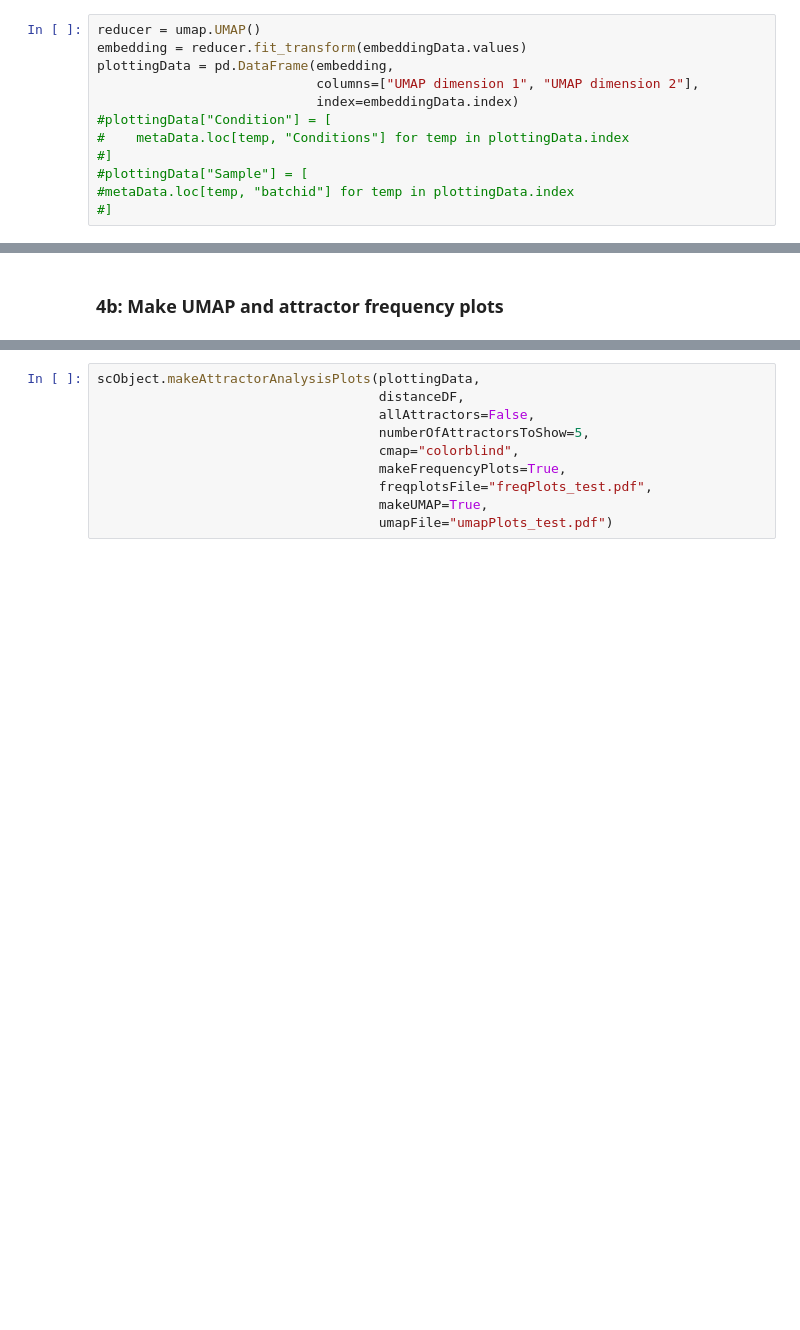
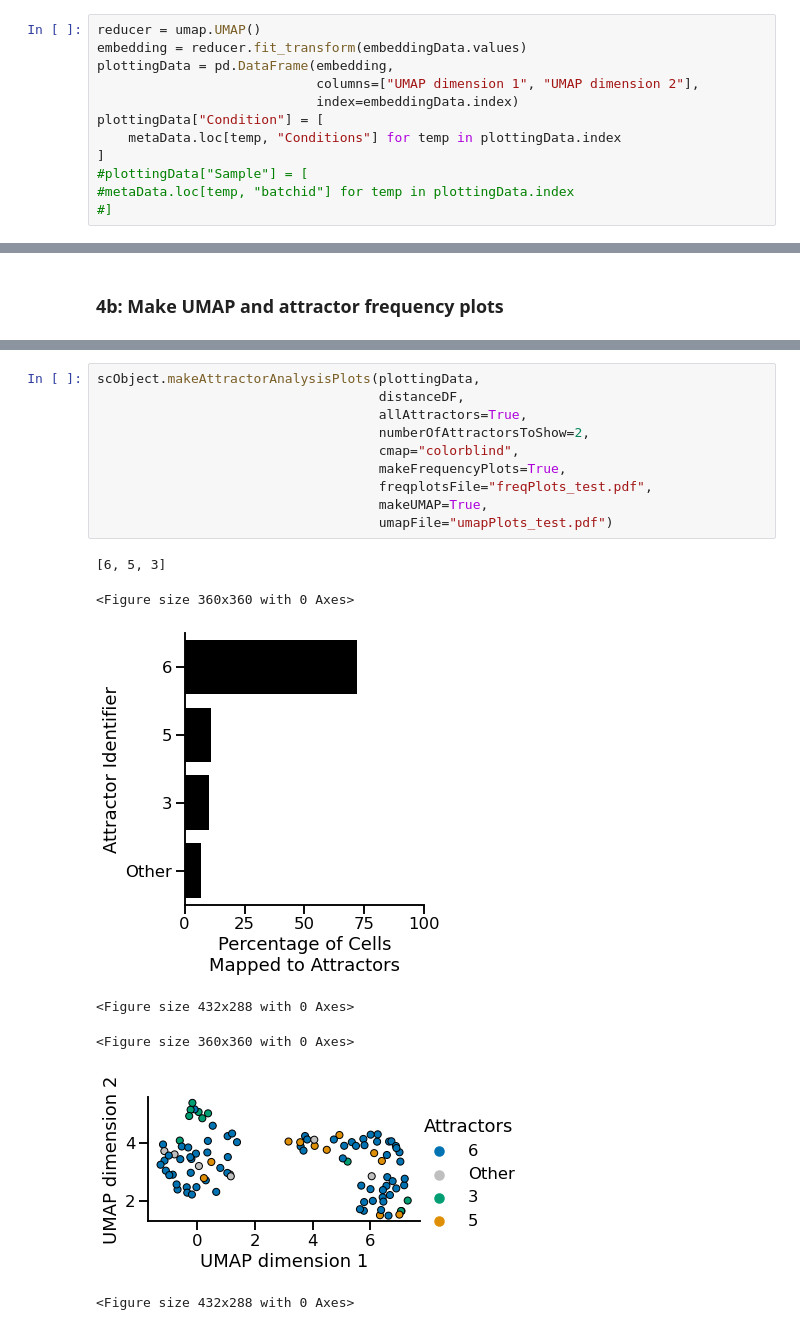
Before and after one commit to Thakar-Lab/scBONITA, a Jupyter notebook: Tutorials/Attractor_Analysis_With_scBONITA.ipynb, the cells around one changed output, grey strips where cells are left out. Cells and saved outputs as stored; diff of their text form; blank space fills up the shorter version.

Commit message:
Updated attractor analysis tutorial

```diff
--- a/Tutorials/Attractor_Analysis_With_scBONITA.ipynb
+++ b/Tutorials/Attractor_Analysis_With_scBONITA.ipynb
@@ -60,9 +76,9 @@ embedding = reducer.fit_transform(embeddingData.values)
 plottingData = pd.DataFrame(embedding,
                             columns=["UMAP dimension 1", "UMAP dimension 2"],
                             index=embeddingData.index)
-#plottingData["Condition"] = [
-#    metaData.loc[temp, "Conditions"] for temp in plottingData.index
-#]
+plottingData["Condition"] = [
+    metaData.loc[temp, "Conditions"] for temp in plottingData.index
+]
 #plottingData["Sample"] = [
 #metaData.loc[temp, "batchid"] for temp in plottingData.index
 #]
@@ -73,10 +98,18 @@ plottingData.head()
 # %%
 scObject.makeAttractorAnalysisPlots(plottingData,
                                     distanceDF,
-                                    allAttractors=False,
-                                    numberOfAttractorsToShow=5,
+                                    allAttractors=True,
+                                    numberOfAttractorsToShow=2,
                                     cmap="colorblind",
                                     makeFrequencyPlots=True,
                                     freqplotsFile="freqPlots_test.pdf",
                                     makeUMAP=True,
                                     umapFile="umapPlots_test.pdf")
+# %% [output]
+[6, 5, 3]
+<Figure size 360x360 with 0 Axes>
+[figure, added]
+<Figure size 432x288 with 0 Axes>
+<Figure size 360x360 with 0 Axes>
+[figure, added]
+<Figure size 432x288 with 0 Axes>
```
Also changed, not shown: parts of 19 cells of this notebook.
